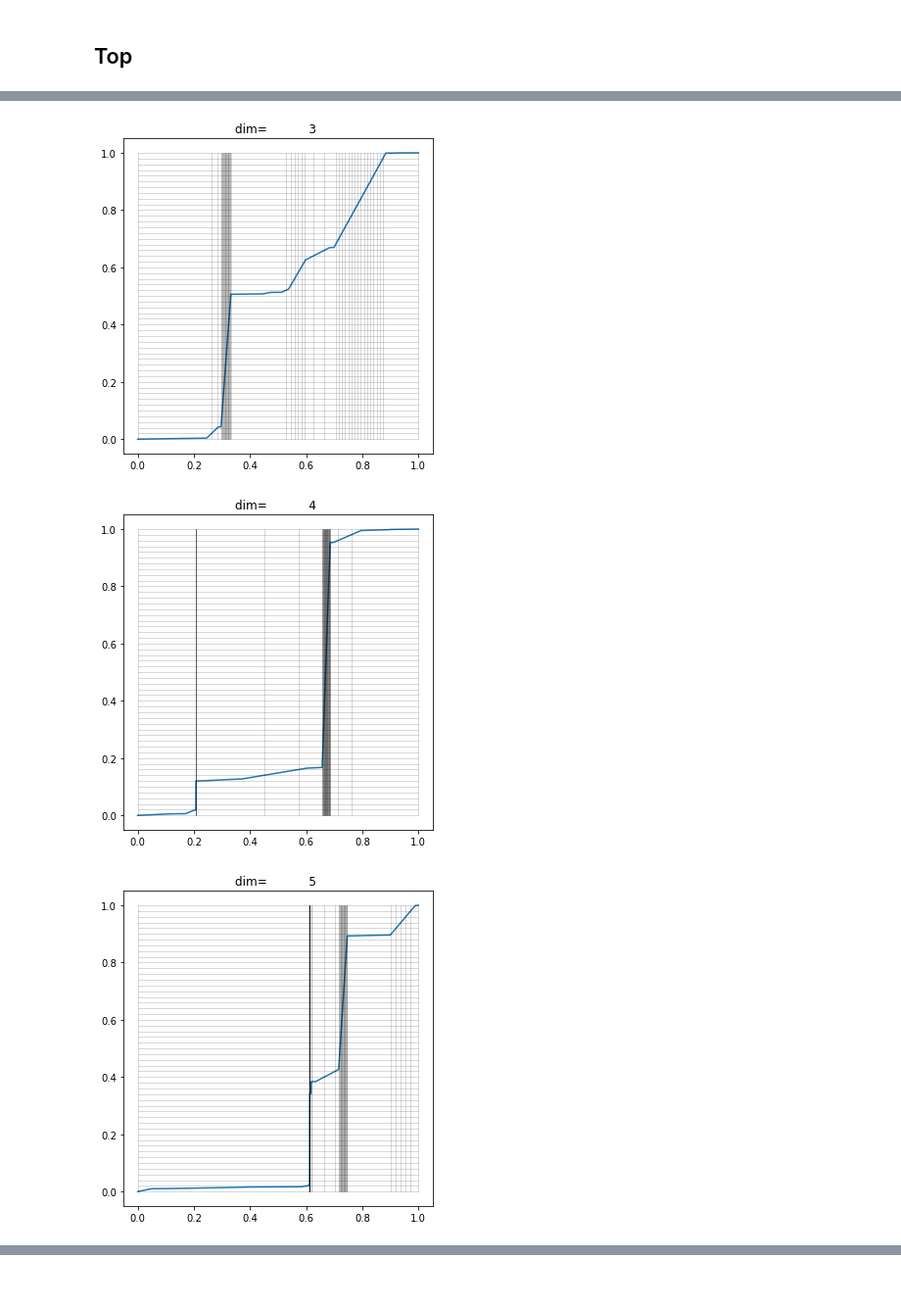
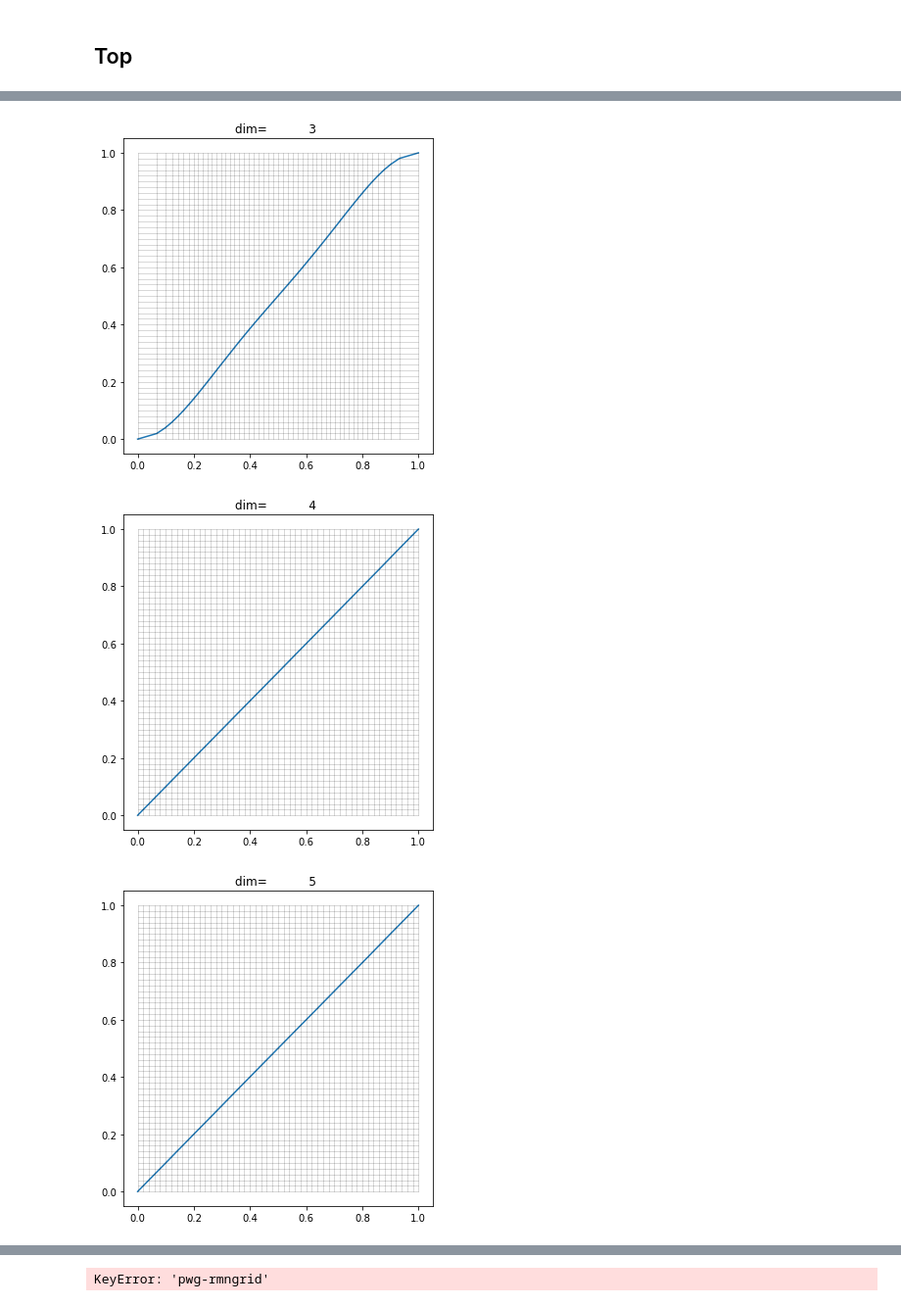
Before and after one commit to APN-Pucky/pypowhegparse, a Jupyter notebook: debug.ipynb, the cells around one changed output, grey strips where cells are left out. Shown: that part at 98% size. Cells and saved outputs as stored; diff of their text form; code cells hidden in the pictures.

```diff
--- a/debug.ipynb
+++ b/debug.ipynb
@@ -2,7 +2,7 @@
 import pandas as pd
 import pypowhegparse as ppp
 pd.set_option('display.max_columns', None)
-folder = "/home/apn/powheg/Zj_Z_nowindow"
+folder = "/home/apn/palma2/powheg/Z-LO"
 # %% [markdown]
 ## Checklimits
 # %%
@@ -92,4 +122,6 @@ dddf
 # %%
 for p in dddf.xs("pwg-btlgrid").xs(1)["plot"]:
     p.show(size=(5,5),fmt="-")
+for p in dddf.xs("pwg-rmngrid").xs(1)["plot"]:
+    p.show(size=(5,5),fmt="-")
 # %% [output]
@@ -98,3 +130,3 @@ for p in dddf.xs("pwg-btlgrid").xs(1)["plot"]:
-[figure, old version]
+[figure, new version]
-[figure, old version]
+[figure, new version]
-[figure, old version]
+[figure, new version]
@@ -104,0 +134 @@ for p in dddf.xs("pwg-btlgrid").xs(1)["plot"]:
+KeyError: 'pwg-rmngrid'
```
Also changed, not shown: parts of 7 cells of this notebook.
